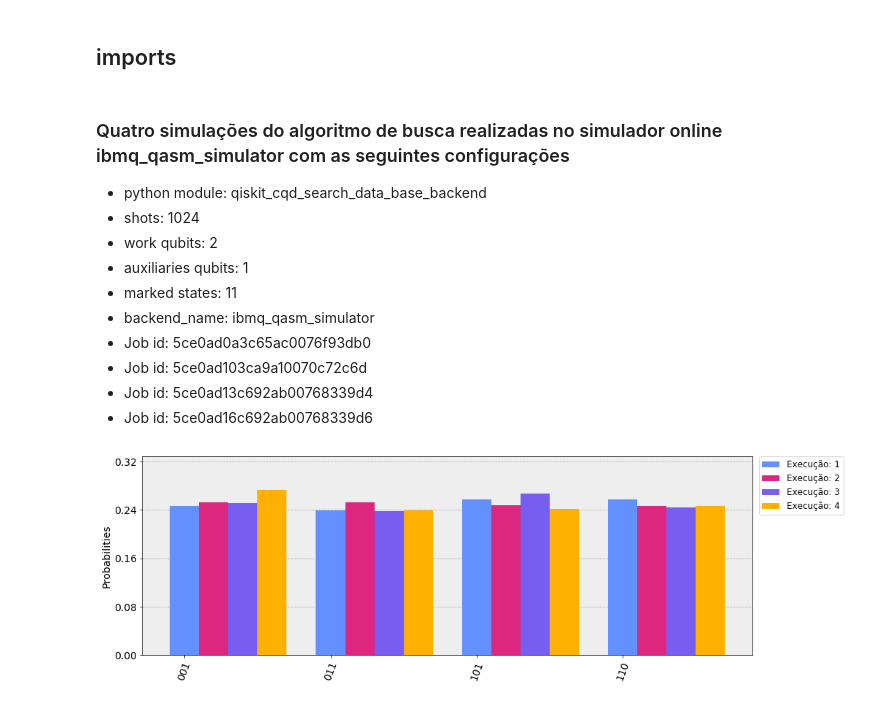
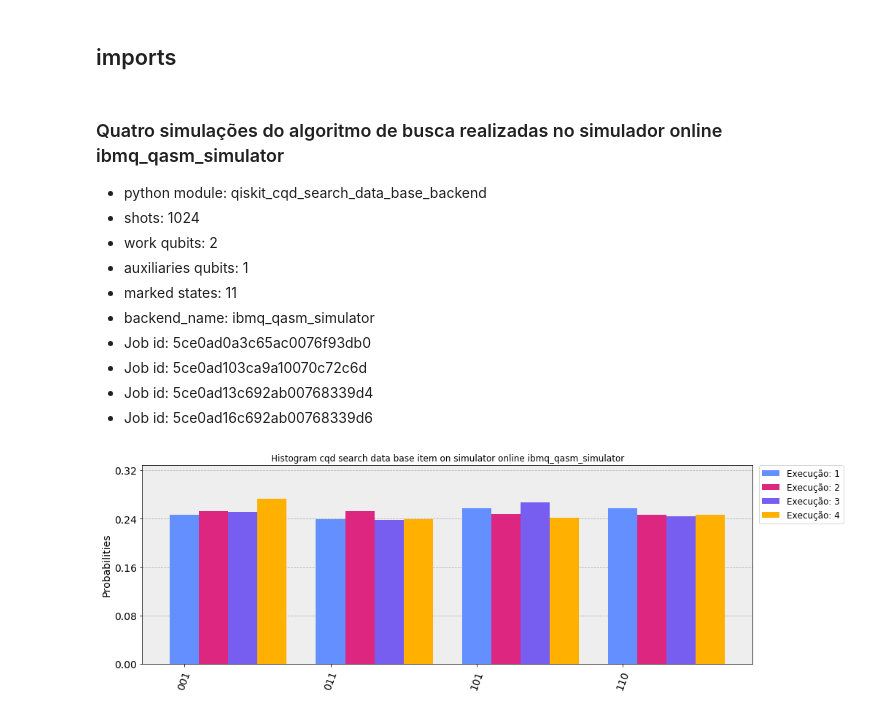
Before and after one commit to L30n4rd0/quantum-computing-codes, a Jupyter notebook: QisKit/notebooks/qiskit_histogram_cqd_search_data_base_item_on_simulator_online.ipynb, the cells around one changed output. Saved outputs shown, nothing was run; the diff lists cells and outputs as text; code cells hidden in the pictures.

```diff
--- a/QisKit/notebooks/qiskit_histogram_cqd_search_data_base_item_on_simulator_online.ipynb
+++ b/QisKit/notebooks/qiskit_histogram_cqd_search_data_base_item_on_simulator_online.ipynb
@@ -5,7 +5,7 @@
 # %%
 from qiskit.tools.visualization import plot_histogram
 # %% [markdown]
-### Quatro simulações do algoritmo de busca realizadas no simulador online ibmq_qasm_simulator com as seguintes configurações
+### Quatro simulações do algoritmo de busca realizadas no simulador online ibmq_qasm_simulator
 - python module: qiskit_cqd_search_data_base_backend
 - shots: 1024
 - work qubits: 2
@@ -33,10 +33,11 @@ for index in range(len(executions_counts)):
 # %%
 # Plot graph
 plot_histogram(
-    executions_counts,
+    data=executions_counts,
+    title='Histogram cqd search data base item on simulator online ibmq_qasm_simulator',
     legend=legend,
     figsize=(15,5),
     bar_labels=False
 )
 # %% [output]
-[figure, old version]
+[figure, new version]
```
Also changed, not shown: parts of 1 cell of this notebook, 5 other files.
